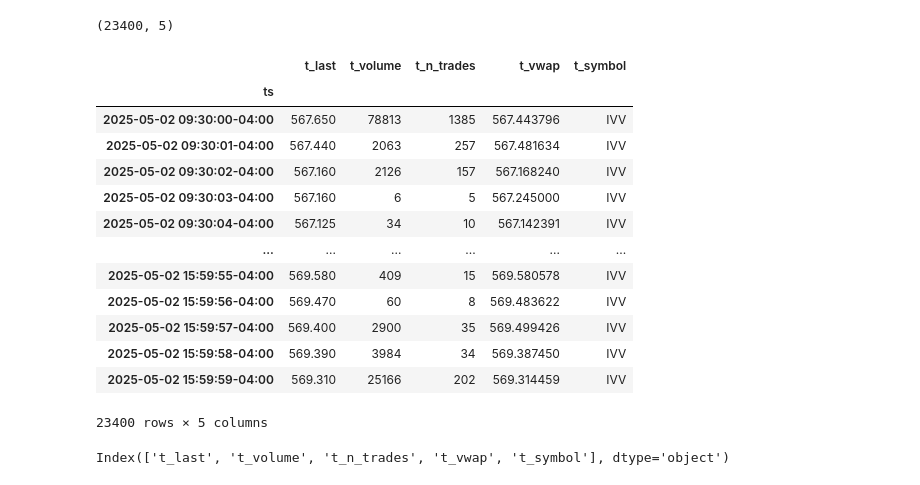
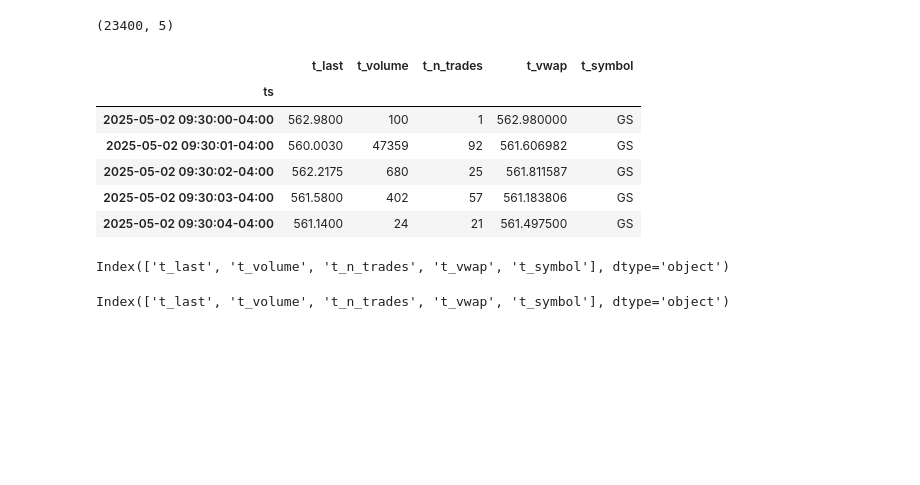
Before and after one commit to choijaewon959/Microstructure-driven-alpha-engine, a Jupyter notebook: analysis/anlaysis.ipynb, the cells around one changed output. Cells and saved outputs as stored; diff of their text form; code cells hidden in the pictures; blank space fills up the shorter version.

```diff
--- a/analysis/anlaysis.ipynb
+++ b/analysis/anlaysis.ipynb
@@ -30,23 +114,20 @@ t = pd.read_parquet(trades_fp).set_index('ts').add_prefix("t_")
 t.shape
 # %% [output]
 (23400, 5)
+# %%
+t.head()
+# %% [output]
+|  | t_last | t_volume | t_n_trades | t_vwap | t_symbol |
+| ts |  |  |  |  |  |
+| 2025-05-02 09:30:00-04:00 | 562.9800 | 100 | 1 | 562.980000 | GS |
+| 2025-05-02 09:30:01-04:00 | 560.0030 | 47359 | 92 | 561.606982 | GS |
+| 2025-05-02 09:30:02-04:00 | 562.2175 | 680 | 25 | 561.811587 | GS |
+| 2025-05-02 09:30:03-04:00 | 561.5800 | 402 | 57 | 561.183806 | GS |
+| 2025-05-02 09:30:04-04:00 | 561.1400 | 24 | 21 | 561.497500 | GS |
 # %%
-t[]
+t.columns
 # %% [output]
-|  | t_last | t_volume | t_n_trades | t_vwap | t_symbol |
-| ts |  |  |  |  |  |
-| 2025-05-02 09:30:00-04:00 | 567.650 | 78813 | 1385 | 567.443796 | IVV |
-| 2025-05-02 09:30:01-04:00 | 567.440 | 2063 | 257 | 567.481634 | IVV |
-| 2025-05-02 09:30:02-04:00 | 567.160 | 2126 | 157 | 567.168240 | IVV |
-| 2025-05-02 09:30:03-04:00 | 567.160 | 6 | 5 | 567.245000 | IVV |
-| 2025-05-02 09:30:04-04:00 | 567.125 | 34 | 10 | 567.142391 | IVV |
-| ... | ... | ... | ... | ... | ... |
-| 2025-05-02 15:59:55-04:00 | 569.580 | 409 | 15 | 569.580578 | IVV |
-| 2025-05-02 15:59:56-04:00 | 569.470 | 60 | 8 | 569.483622 | IVV |
-| 2025-05-02 15:59:57-04:00 | 569.400 | 2900 | 35 | 569.499426 | IVV |
-| 2025-05-02 15:59:58-04:00 | 569.390 | 3984 | 34 | 569.387450 | IVV |
-| 2025-05-02 15:59:59-04:00 | 569.310 | 25166 | 202 | 569.314459 | IVV |
-23400 rows × 5 columns
+Index(['t_last', 't_volume', 't_n_trades', 't_vwap', 't_symbol'], dtype='object')
 # %%
 t.columns
 # %% [output]
```
Also changed, not shown: parts of 15 cells of this notebook, 3 other files.
